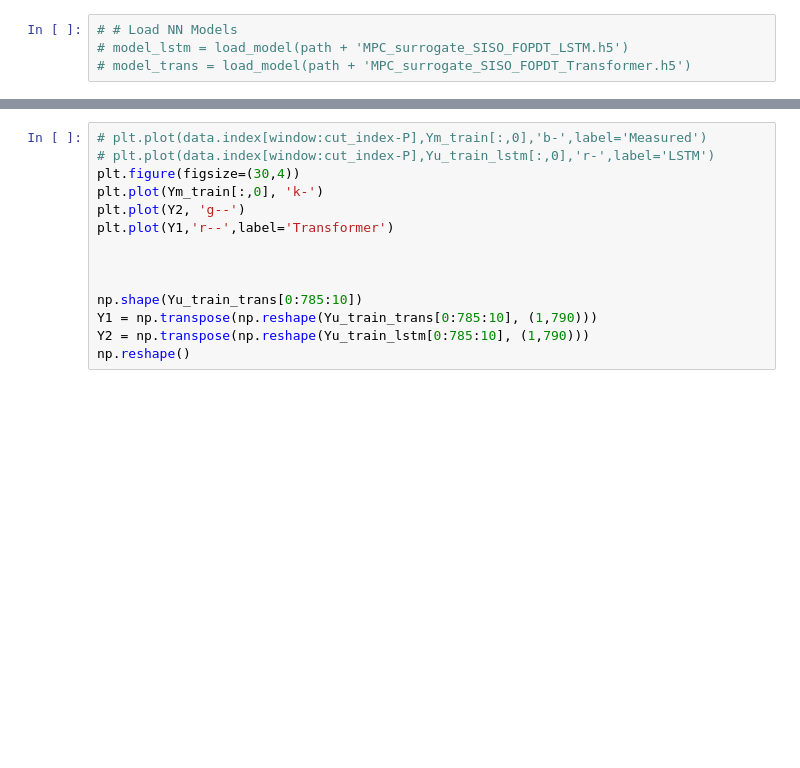
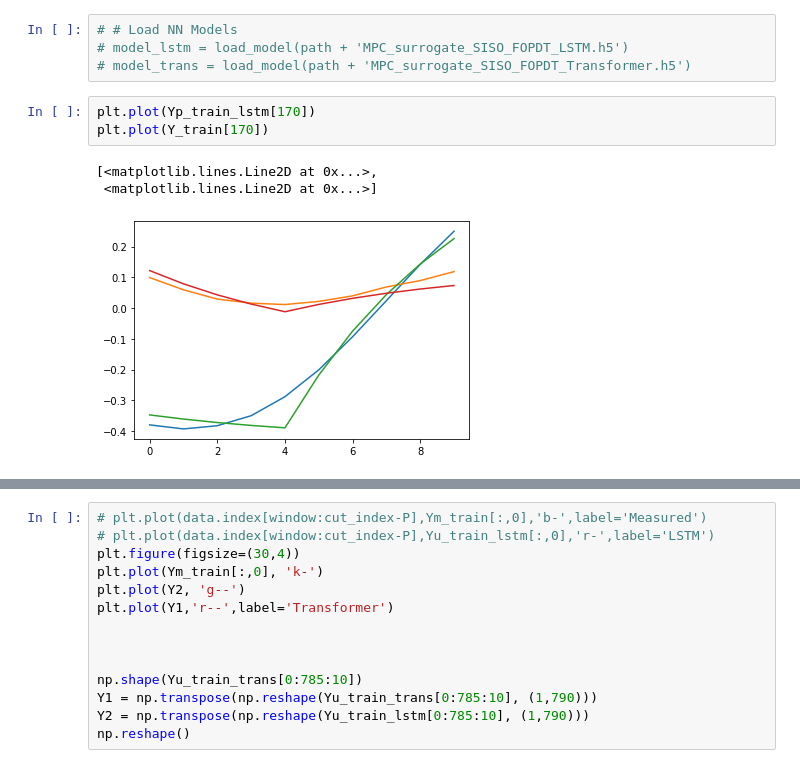
Before and after one commit to BYU-PRISM/Transformer_MPC, a Jupyter notebook: 02_Surrogate/FOPDT/MIMO/01_2_Transformer_Training_FOPDT_Multistep_prediction.ipynb, the cells around one changed output, grey strips where cells are left out. Drawn from its saved outputs; the diff is of its cells as text; blank space fills up the shorter version.

```diff
--- a/02_Surrogate/FOPDT/MIMO/01_2_Transformer_Training_FOPDT_Multistep_prediction.ipynb
+++ b/02_Surrogate/FOPDT/MIMO/01_2_Transformer_Training_FOPDT_Multistep_prediction.ipynb
@@ -321,6 +348,13 @@ Text(0.5, 0, 'Epochs')
 # # Load NN Models
 # model_lstm = load_model(path + 'MPC_surrogate_SISO_FOPDT_LSTM.h5')
 # model_trans = load_model(path + 'MPC_surrogate_SISO_FOPDT_Transformer.h5')
+# %%
+plt.plot(Yp_train_lstm[170])
+plt.plot(Y_train[170])
+# %% [output]
+[<matplotlib.lines.Line2D at 0x...>,
+ <matplotlib.lines.Line2D at 0x...>]
+[figure, added]
 # %%
 # Verify the fit of the model
 Yp_train_lstm = model_lstm.predict(X_train)
```
Also changed, not shown: parts of 19 cells of this notebook, 6 other files.
